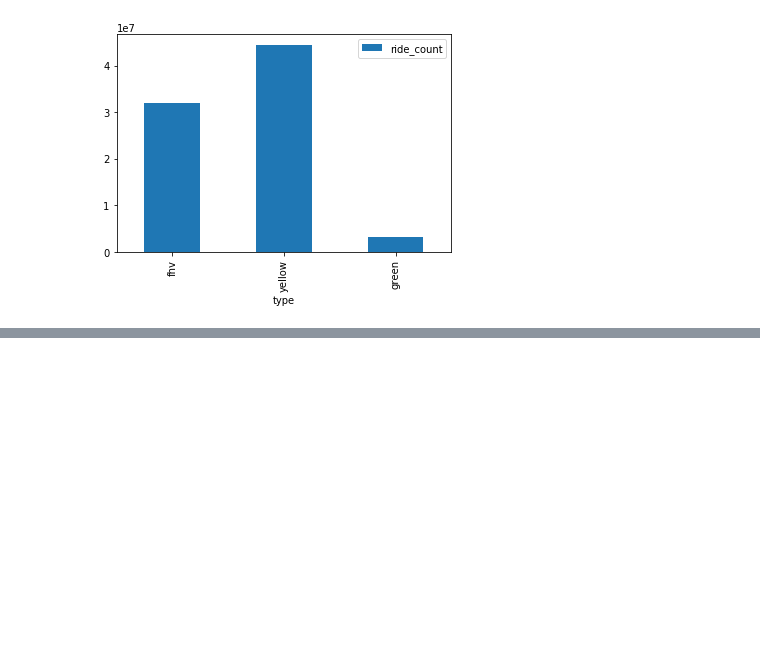
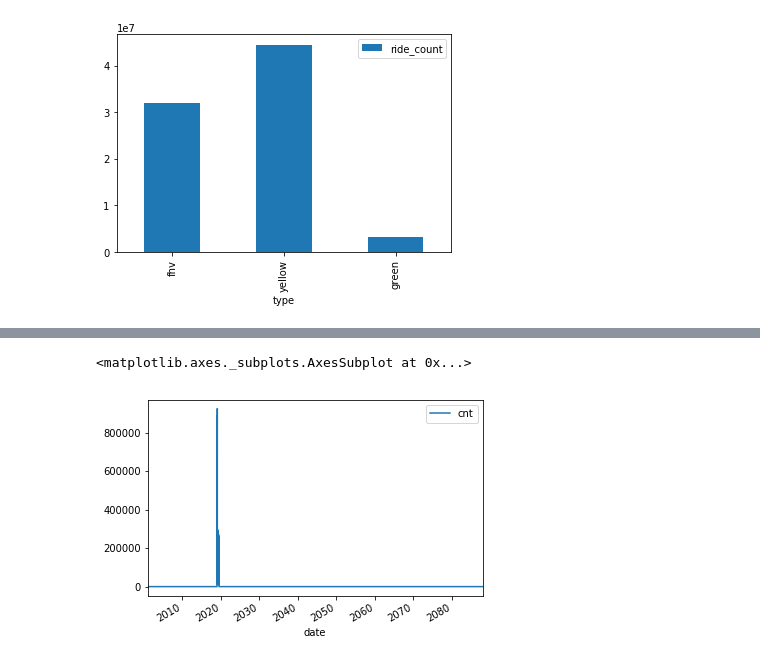
Before and after one commit to bsnively/sagemaker-workshops, a Jupyter notebook: 2019_reinvent/notebooks/DataDiscoveryAndConversation.ipynb, the cells around one changed output, grey strips where cells are left out. Saved outputs shown, nothing was run; the diff lists cells and outputs as text; code cells hidden in the pictures; blank space fills up the shorter version.

```diff
--- a/2019_reinvent/notebooks/DataDiscoveryAndConversation.ipynb
+++ b/2019_reinvent/notebooks/DataDiscoveryAndConversation.ipynb
@@ -102,0 +164,8 @@ df.plot.bar(x='type', y='ride_count')
+# %%
+#select * from yellow where tpep_pickup_datetime like '2088%'
+query = "select type, date_trunc('day', pickup_datetime) date, count(*) cnt from reinvent19.canonical group by type, date_trunc('day', pickup_datetime)"
+typeperday_df = pd.read_sql(query, conn)
+typeperday_df.plot(x='date', y='cnt')
+# %% [output]
+<matplotlib.axes._subplots.AxesSubplot at 0x...>
+[figure, added]
```
Also changed, not shown: parts of 13 cells of this notebook.
